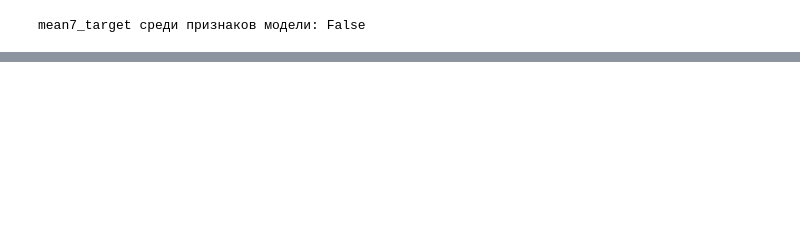
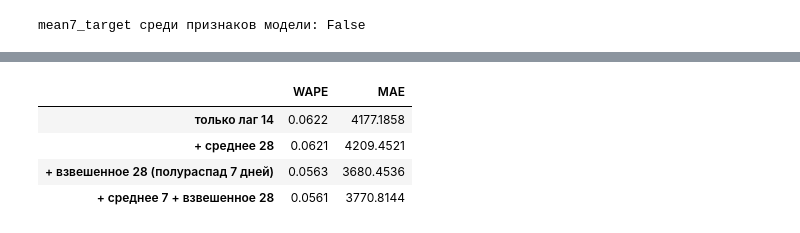
Before and after one commit to alex-hse-repository/time-series-cu-2026, a Jupyter notebook: week_7/part_1/2. Лаги и окна.ipynb, the cells around one changed output, grey strips where cells are left out. Saved outputs shown, nothing was run; the diff lists cells and outputs as text; code cells hidden in the pictures; blank space fills up the shorter version.

```diff
--- a/week_7/part_1/2. Лаги и окна.ipynb
+++ b/week_7/part_1/2. Лаги и окна.ipynb
@@ -226,0 +292,36 @@ common.compare(
+# %%
+import numpy as np  # noqa: E402
+
+raw = pd.read_csv(common.ROOT.parent / "data" / "onion_sales.csv", parse_dates=["day"])
+raw = raw.rename(columns={"day": "timestamp", "rto": "target"}).assign(segment="onion")
+
+dates = pd.date_range(raw["timestamp"].min(), raw["timestamp"].max() + pd.Timedelta(days=60), freq="D")
+days_left = (pd.to_datetime((dates.year + 1).astype(str) + "-01-01") - dates).days
+exog = pd.DataFrame({f"new_year_minus_{k}": (days_left == k).astype(int) for k in range(1, 11)}, index=dates)
+
+series = raw.set_index("timestamp")["target"].reindex(dates)
+weights = 0.5 ** (np.arange(28) / 7)
+weights = weights / weights.sum()
+exog["ewm28"] = sum(w * series.shift(HORIZON + k) for k, w in enumerate(weights)).bfill()
+weighted = common.make_ts(raw, exog=exog.reset_index(names="timestamp").assign(segment="onion"))
+
+weighted_results = {
+    "только лаг 14": [],
+    "+ среднее 28": [MeanTransform(in_column=lag, window=28, out_column="mean28")],
+    "+ взвешенное 28 (полураспад 7 дней)": [],
+    "+ среднее 7 + взвешенное 28": [MeanTransform(in_column=lag, window=7, out_column="mean7w")],
+}
+common.compare(
+    {
+        name: common.backtest(
+            LinearPerSegmentModel(), with_lag + extra, weighted if "взвешенное" in name else onion, HORIZON
+        )
+        for name, extra in weighted_results.items()
+    }
+)
+# %% [output]
+|  | WAPE | MAE |
+| только лаг 14 | 0.0622 | 4177.1858 |
+| + среднее 28 | 0.0621 | 4209.4521 |
+| + взвешенное 28 (полураспад 7 дней) | 0.0563 | 3680.4536 |
+| + среднее 7 + взвешенное 28 | 0.0561 | 3770.8144 |
```
Also changed, not shown: parts of 11 cells of this notebook, 4 other files.
